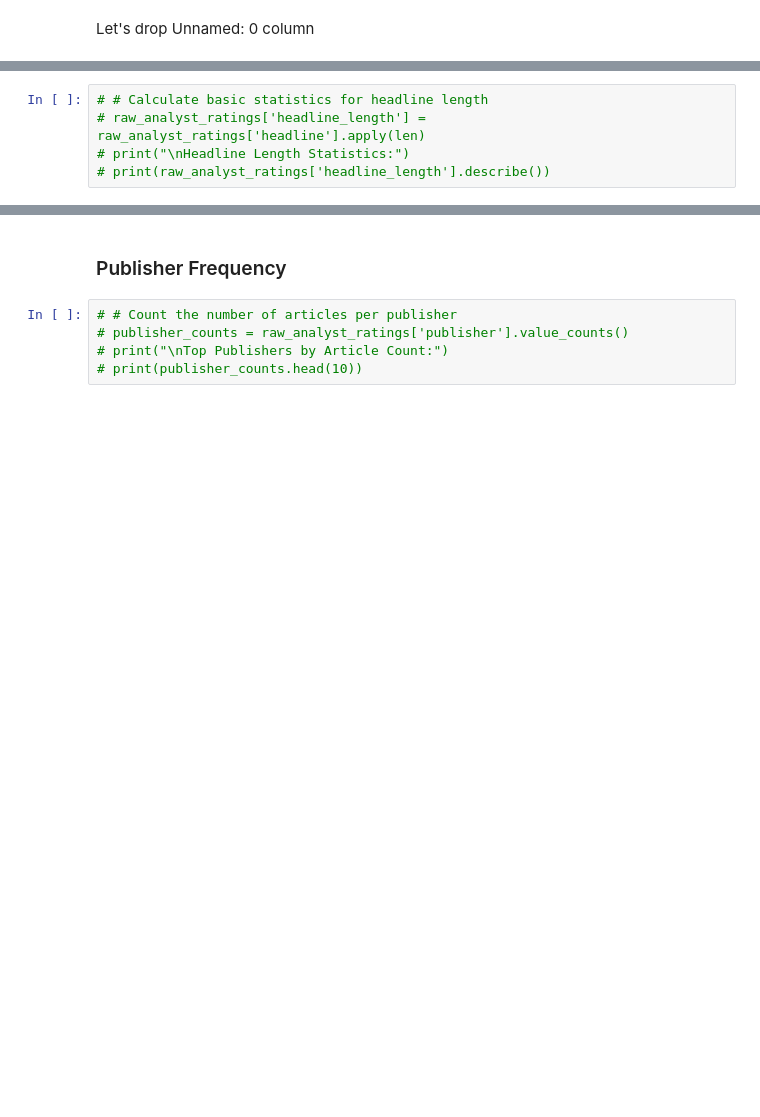
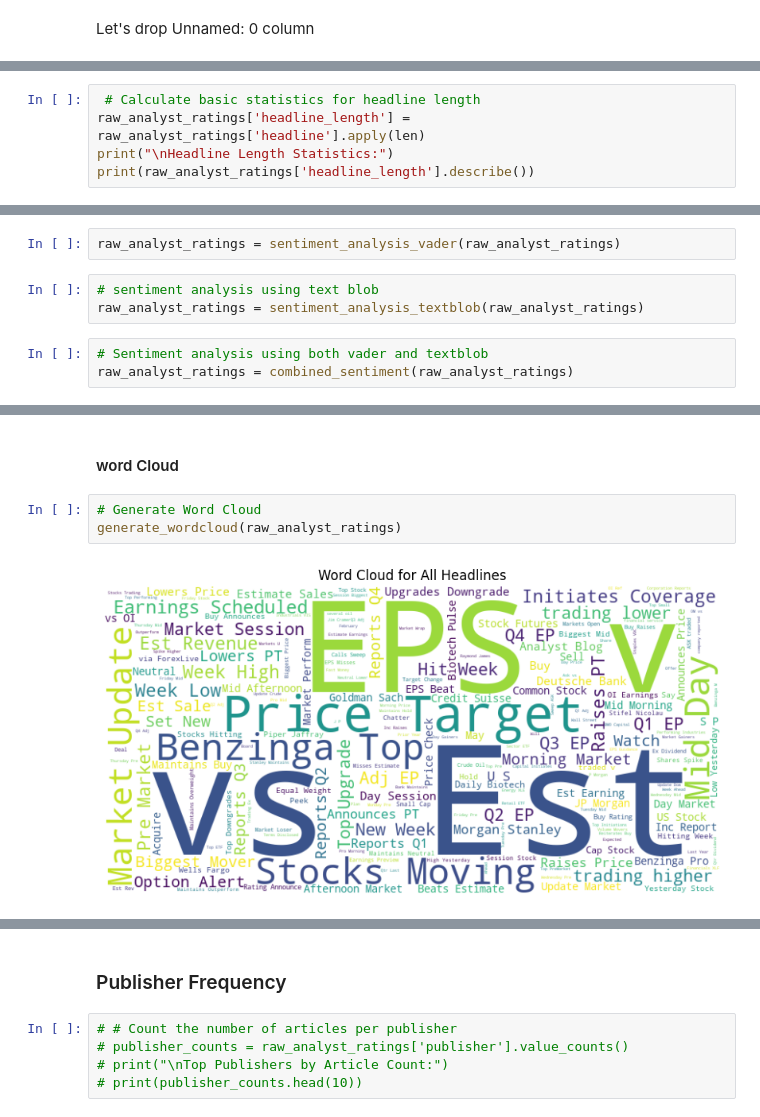
Before and after one commit to Abel-Marie/financial-news-analysis, a Jupyter notebook: notebooks/analysis.ipynb, the cells around one changed output, grey strips where cells are left out. Saved outputs shown, nothing was run; the diff lists cells and outputs as text; blank space fills up the shorter version.

Commit message:
modefied text analysis

```diff
--- a/notebooks/analysis.ipynb
+++ b/notebooks/analysis.ipynb
@@ -155,5 +151,5 @@ Let's drop Unnamed: 0 column
 # %%
-# # Calculate basic statistics for headline length
-# raw_analyst_ratings['headline_length'] = raw_analyst_ratings['headline'].apply(len)
-# print("\nHeadline Length Statistics:")
-# print(raw_analyst_ratings['headline_length'].describe())
+ # Calculate basic statistics for headline length
+raw_analyst_ratings['headline_length'] = raw_analyst_ratings['headline'].apply(len)
+print("\nHeadline Length Statistics:")
+print(raw_analyst_ratings['headline_length'].describe())
@@ -159,0 +169,8 @@ Let's drop Unnamed: 0 column
+# %%
+raw_analyst_ratings = sentiment_analysis_vader(raw_analyst_ratings)
+# %%
+# sentiment analysis using text blob
+raw_analyst_ratings = sentiment_analysis_textblob(raw_analyst_ratings)
+# %%
+# Sentiment analysis using both vader and textblob
+raw_analyst_ratings = combined_sentiment(raw_analyst_ratings)
@@ -159,0 +193,7 @@ Let's drop Unnamed: 0 column
+# %% [markdown]
+#### word Cloud
+# %%
+# Generate Word Cloud
+generate_wordcloud(raw_analyst_ratings)
+# %% [output]
+[figure, added]
```
Also changed, not shown: parts of 25 cells of this notebook.
